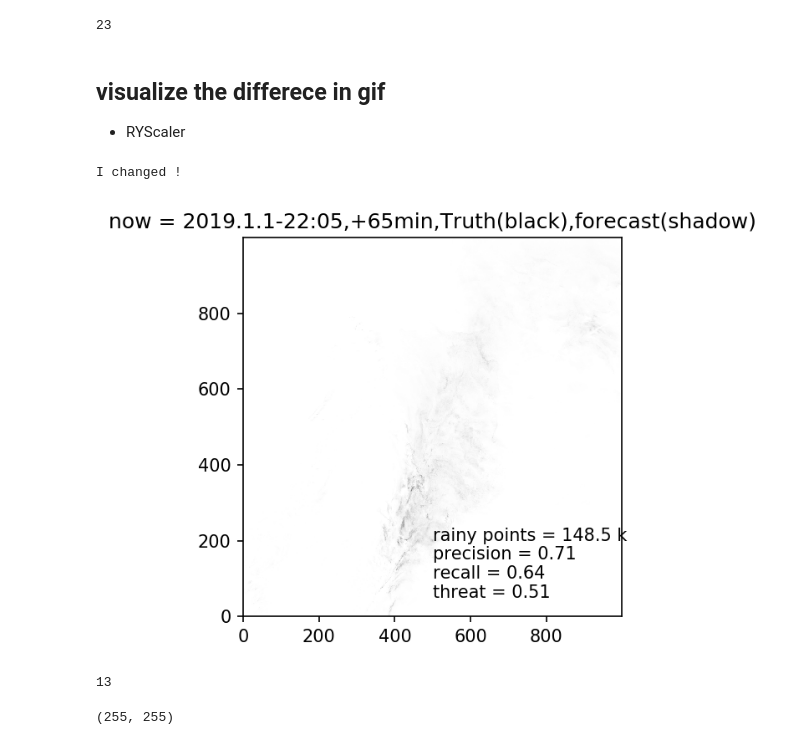
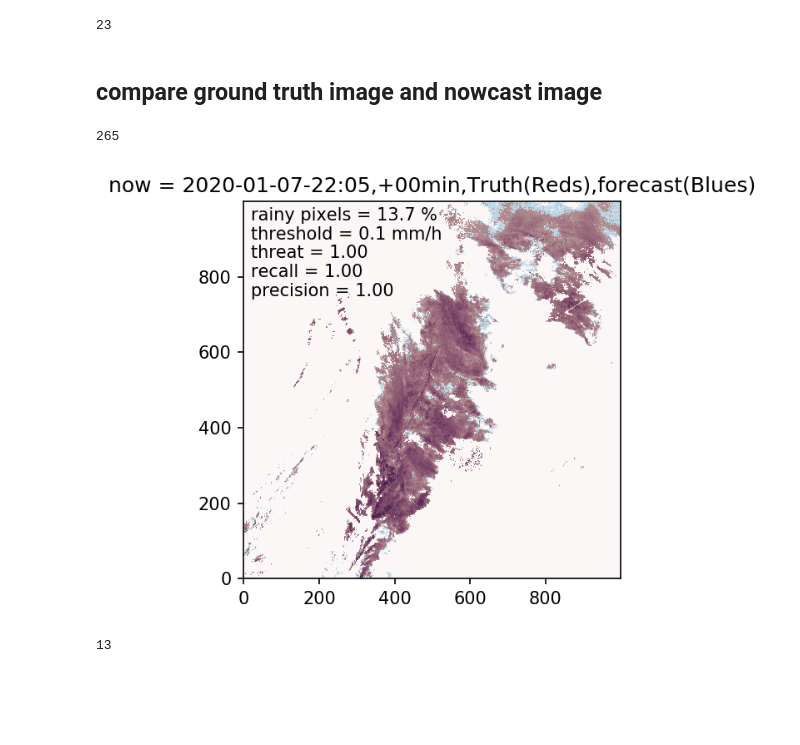
Before and after one commit to Yuchaowni/rainymotion, a Jupyter notebook: docs/notebooks/test_JMA_radar-2020.1.7.ipynb, the cells around one changed output. Cells and saved outputs as stored; diff of their text form; code cells hidden in the pictures; blank space fills up the shorter version.

```diff
--- a/docs/notebooks/test_JMA_radar-2020.1.7.ipynb
+++ b/docs/notebooks/test_JMA_radar-2020.1.7.ipynb
@@ -9,8 +9,9 @@ import matplotlib.pyplot as plt
 import os
 print(os.getcwd())
 
-data_folder = "/Users/jiang/data/stock1.wni.co.jp/stock/401300210/0000300100200012/2020/01/07"
+data_folder = "/Users/jiang/data/jma_radar/2020/01/07"
 grib_files = glob.glob(os.path.join(data_folder,"*.000"))  # 288 = 12*24
+print(len(grib_files))
 grib_files.sort()
 # %% [output]
 /Users/jiang/github_all/rainymotion/docs/notebooks
@@ -36,7 +41,7 @@ nc_files.sort()
 from netCDF4 import Dataset
 from datetime import datetime,timedelta
 honshu_rain = []
-threshold = 1 #  mm/h
+threshold = 0.1 #  mm/h
 for nc_file in nc_files:
     root = Dataset(nc_file, "r")
     rain = root['var0_1_203_surface'][0,:,:] # masked array, shape(3360,3560)
@@ -79,12 +91,12 @@ for nc_file in nc_files:
     all_data.append(rain_filled)
 # %%
 now = 1
-threshold = 1  # mm/h
+#threshold = 1  # mm/h
 
 for now in range(1,270,12):  # every hour
     hh = str(now * 5 // 60).zfill(2)
     mm = str(now * 5  % 60).zfill(2)
-    print(f"now = 2019.1.1-{hh}:{mm}")
+    print(f"now = -{hh}:{mm}")
 
     inputs = np.array([all_data[now-1],all_data[now]])
 
@@ -137,7 +149,7 @@ for now in range(1,270,12):  # every hour
     plt.ylim([0,1])
     plt.ylabel("threat score")
     plt.xlabel("minutes from now")
-    plt.title(f"now = 2020.1.7-{hh}:{mm},rainymotion+opencv,threshold = 1 mm/h")
+    plt.title(f"now = 2020.1.7-{hh}:{mm},rainymotion+opencv,threshold = {threshold} mm/h")
     plt.grid()
     plt.savefig("JMA_rainymotion_th" + str(now).zfill(3) + ".png",format = "png")
     plt.close()
@@ -164,7 +177,7 @@ I changed !
 # %%
 %%time
 #now = 100
-threshold = 1  # mm/h
+#threshold = 1  # mm/h
 
 for now in range(1,270,12):  # every hour
     hh = str(now * 5 // 60).zfill(2)
@@ -223,7 +236,7 @@ for now in range(1,270,12):  # every hour
     plt.ylim([0,1])
     plt.ylabel("threat score")
     plt.xlabel("minutes from now")
-    plt.title(f"now = 2020.1.7-{hh}:{mm},rainymotion+opencv,threshold = 1 mm/h")
+    plt.title(f"now = 2020.1.7-{hh}:{mm},rainymotion+opencv,threshold = {threshold} mm/h")
     plt.grid()
     plt.savefig("JMA_rainymotion_th" + str(now).zfill(3) + ".png",format = "png")
     plt.close()
@@ -236,7 +249,7 @@ for now in range(1,270,12):  # every hour
     plt.ylim([0,1])
     plt.ylabel("recall score")
     plt.xlabel("minutes from now")
-    plt.title(f"now = 2020.1.7-{hh}:{mm},rainymotion+opencv,threshold = 1 mm/h")
+    plt.title(f"now = 2020.1.7-{hh}:{mm},rainymotion+opencv,threshold = {threshold} mm/h")
     plt.grid()
     plt.savefig("JMA_rainymotion_re" + str(now).zfill(3) + ".png",format = "png")
     plt.close()
@@ -249,7 +262,7 @@ for now in range(1,270,12):  # every hour
     plt.ylim([0,1])
     plt.ylabel("precision score")
     plt.xlabel("minutes from now")
-    plt.title(f"now = 2020.1.7-{hh}:{mm},rainymotion+opencv,threshold = 1 mm/h")
+    plt.title(f"now = 2020.1.7-{hh}:{mm},rainymotion+opencv,threshold = {threshold} mm/h")
     plt.grid()
     plt.savefig("JMA_rainymotion_pr" + str(now).zfill(3) + ".png",format = "png")
     plt.close()
@@ -313,28 +310,36 @@ output_file = 'JMA_rainymotion_precision-%s.gif' % datetime.now().strftime('%Y-%
 imageio.mimsave(output_file, images,duration = 1)  # unit is in seconds
 # %% [output]
 23
-# %% [markdown]
-##  visualize the differece in gif
-- RYScaler
+# %% [markdown]
+##  compare ground truth image and nowcast image
 # %%
 from rainymotion import utils
 data_scaled, c1, c2 = utils.RYScaler(np.array(all_data))  # shape(288,1000,1000)
 nowcast_scaled, c3,c4 = utils.RYScaler(np.array(nowcast))
 data_rescaled= utils.inv_RYScaler(data_scaled,c1,c2)  # shape(288,1000,1000)
-# %% [output]
-I changed !
+# %%
+now
+# %% [output]
+265
 # %%
+# one image
+i = 0
+dt = datetime(1970, 1, 1) + timedelta(seconds = root['time'][0].compressed()[0])
+date_string = dt.strftime('%Y-%m-%d')
+
 plt.figure(dpi = 150)
-image1 = data_scaled[now+1+i]
+image1 = data_scaled[now+i]
 image2 = nowcast_scaled[i]
-plt.imshow(image1,cmap = 'gray_r',origin = "lower")
-plt.imshow(image2,cmap = 'gray_r',origin = "lower",alpha = 0.5)
-plt.title(f"now = 2019.1.1-{hh}:{mm},+{str(i*5+5).zfill(2)}min,Truth(black),forecast(shadow)")
-plt.text(500, 50, f"threat = {dense_13_th[i]:.2f}")
-plt.text(500, 100, f"recall = {dense_13_re[i]:.2f}")
-plt.text(500, 150, f"precision = {dense_13_pr[i]:.2f}")
-plt.text(500, 200, f"rainy points = {np.sum(image1>1)/1000:.1f} k")
+plt.imshow(np.log(image1+0.01),cmap = 'Reds',origin = "lower")
+plt.imshow(np.log(image2+0.01),cmap = 'Blues',origin = "lower",alpha = 0.5)
+plt.title(f"now = {date_string}-{hh}:{mm},+{str(i*5).zfill(2)}min,Truth(Reds),forecast(Blues)")
+plt.text(20, 950, f"rainy pixels = {np.sum(image1>1)/1e4:.1f} %")
+plt.text(20, 900, f"threshold = {threshold} mm/h")
+plt.text(20, 850, f"threat = {dense_13_th[i]:.2f}")
+plt.text(20, 800, f"recall = {dense_13_re[i]:.2f}")
+plt.text(20, 750, f"precision = {dense_13_pr[i]:.2f}")
+
 plt.show()
 # %% [output]
-[figure, old version]
+[figure, new version]
 # %%
@@ -365,7 +373,3 @@ output_file = 'JMA_rainymotion_image_score-%s.gif' % datetime.now().strftime('%Y
 imageio.mimsave(output_file, images,duration = 1)  # unit is in seconds
 # %% [output]
 13
-# %%
-data_scaled.max(),nowcast_scaled.max()
-# %% [output]
-(255, 255)
```
Also changed, not shown: parts of 12 cells of this notebook, 4 other files.
